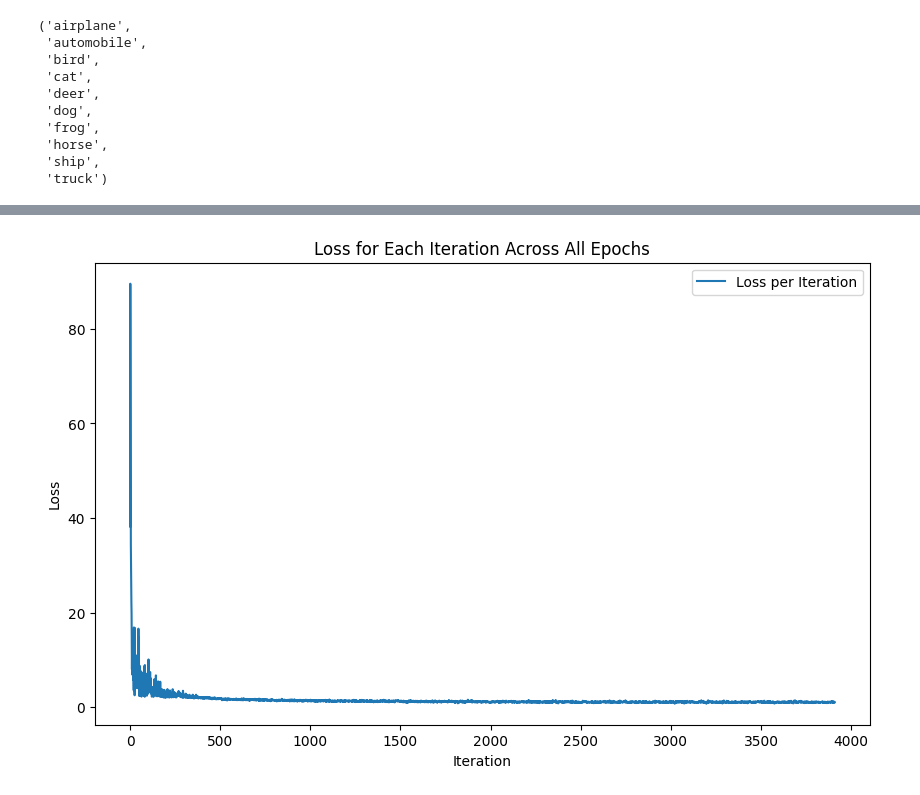
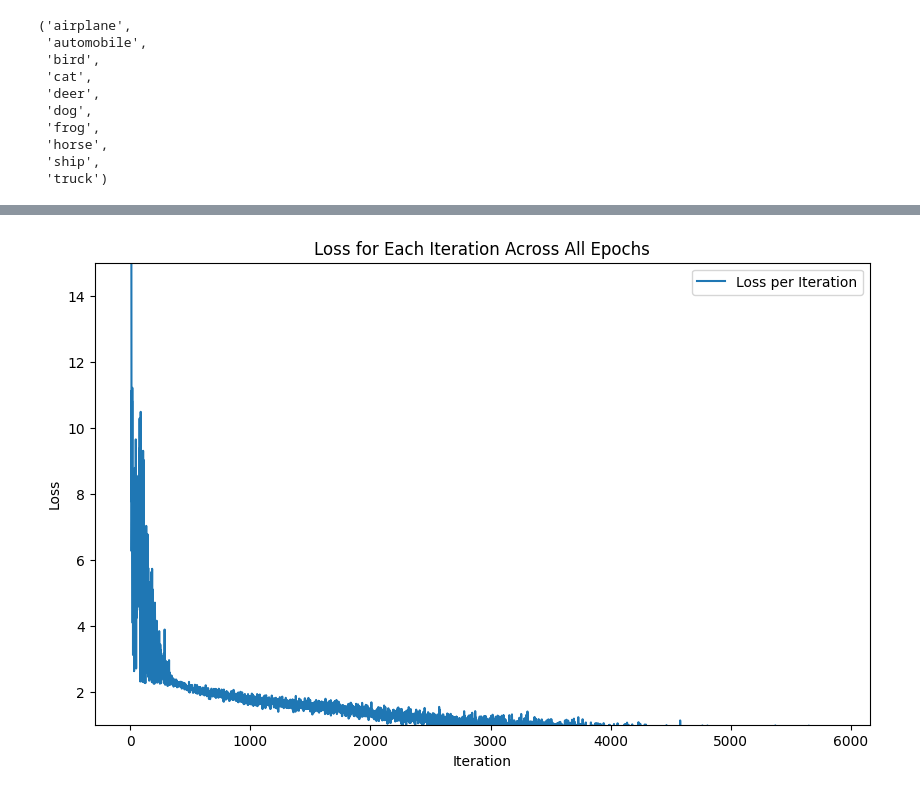
Before and after one commit to amrita-pasupuleti/cmpm118, a Jupyter notebook: bitlinear.ipynb, the cells around one changed output, grey strips where cells are left out. Saved outputs shown, nothing was run; the diff lists cells and outputs as text; code cells hidden in the pictures.

```diff
--- a/bitlinear.ipynb
+++ b/bitlinear.ipynb
@@ -15,16 +15,15 @@ model = models.resnet18()
 # %%
 BATCH_SIZE = 128
 
-# Prepare dataset and preprocessing
 transform_train = transforms.Compose([
-    transforms.RandomHorizontalFlip(),      # Augmentation
+    transforms.RandomCrop(32, padding=4),
+    transforms.RandomHorizontalFlip(),
     transforms.ToTensor(),
-    transforms.Normalize((0.5, 0.5, 0.5), (0.5, 0.5, 0.5))    # Normalization for RGB images
+    transforms.Normalize((0.4914, 0.4822, 0.4465), (0.2023, 0.1994, 0.2010)),
 ])
-
 transform_test = transforms.Compose([
     transforms.ToTensor(),
-    transforms.Normalize((0.5, 0.5, 0.5), (0.5, 0.5, 0.5))    # Same normalization for test set
+    transforms.Normalize((0.4914, 0.4822, 0.4465), (0.2023, 0.1994, 0.2010)),
 ])
 
 # Load CIFAR-10 dataset
@@ -142,10 +132,10 @@ def ResNet18():
 net = ResNet18().to(device)
 # %%
 criterion = nn.CrossEntropyLoss()
-optimizer = optim.SGD(net.parameters(), lr=0.01, momentum=0.9, weight_decay=5e-2)
+optimizer = optim.SGD(net.parameters(), lr=0.01, momentum=0.9, weight_decay=5e-4)
 # %%
 all_iteration_losses = []
-for epoch in range(10):
+for epoch in range(15):
     print('\nEpoch: %d' % (epoch + 1))
     net.train()
     sum_loss = 0.0
@@ -156,27 +146,23 @@ for epoch in range(10):
         inputs, labels = inputs.to(device), labels.to(device)
         optimizer.zero_grad()
 
-        # Forward & backward
         outputs = net(inputs)
         loss = criterion(outputs, labels)
         loss.backward()
         optimizer.step()
 
-        # Store the loss for this iteration
         all_iteration_losses.append(loss.item())
 
-        # Calculate accuracy and accumulate loss
         sum_loss += loss.item()
         _, predicted = torch.max(outputs.data, 1)
         total += labels.size(0)
         correct += (predicted == labels).sum().item()
 
-        # Print every 50 iterations
         if (i + 1) % 50 == 0:
             print('[epoch:%d, iter:%d] Loss: %.03f | Acc: %.3f%% '
                   % (epoch + 1, (i + 1), sum_loss / (i + 1), 100. * correct / total))
 
-    # Test after each epoch
+
     print('Testing...')
     net.eval()
     correct = 0
@@ -213,13 +199,14 @@ Training complete.
 # %%
 import matplotlib.pyplot as plt
 %matplotlib inline
 
 plt.figure(figsize=(10, 6))
 plt.plot(all_iteration_losses, label='Loss per Iteration')
 plt.xlabel('Iteration')
 plt.ylabel('Loss')
 plt.title('Loss for Each Iteration Across All Epochs')
 plt.legend()
+plt.ylim(1, 15)
 plt.show()
 # %% [output]
-[figure, old version]
+[figure, new version]
```
Also changed, not shown: parts of 2 cells of this notebook, 6 other files.
